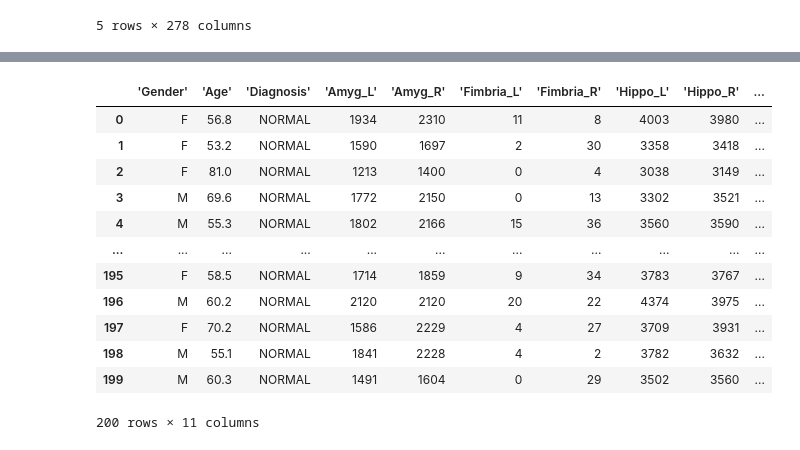
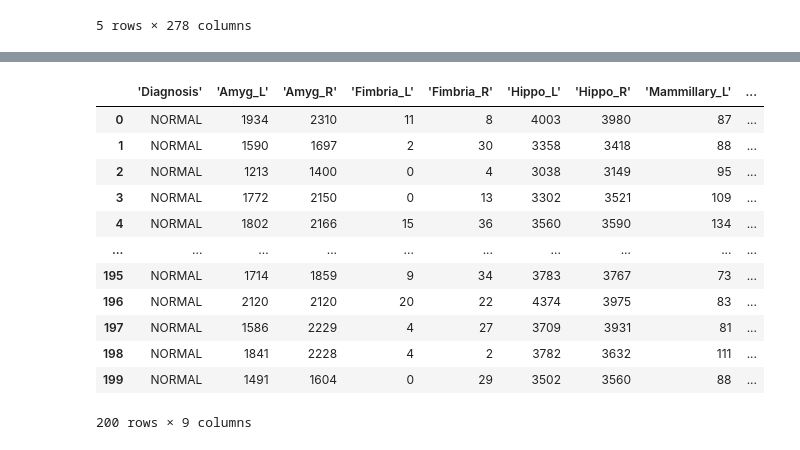
Before and after one commit to vivek-booshan/CompMed, a Jupyter notebook: analysis.ipynb, the cells around one changed output, grey strips where cells are left out. Drawn from its saved outputs; the diff is of its cells as text; code cells hidden in the pictures.

```diff
--- a/analysis.ipynb
+++ b/analysis.ipynb
@@ -34,33 +34,31 @@ df.head()
  277: "'subgenual_ACC_L'"}
 # %%
 columns_filter = [
-    "'Gender'",
-    "'Age'",
     "'Diagnosis'",
     "'Amyg_L'",
     "'Amyg_R'",
     "'Fimbria_L'",
     "'Fimbria_R'",
     "'Hippo_L'",
     "'Hippo_R'",
     "'Mammillary_L'",
     "'Mammillary_R'"
 ]
 BIOCARD = pd.DataFrame(df, columns=columns_filter)
 BIOCARD
 # %% [output]
-|  | 'Gender' | 'Age' | 'Diagnosis' | 'Amyg_L' | 'Amyg_R' | 'Fimbria_L' | 'Fimbria_R' | 'Hippo_L' | 'Hippo_R' | ... |
-| 0 | F | 56.8 | NORMAL | 1934 | 2310 | 11 | 8 | 4003 | 3980 | ... |
-| 1 | F | 53.2 | NORMAL | 1590 | 1697 | 2 | 30 | 3358 | 3418 | ... |
-| 2 | F | 81.0 | NORMAL | 1213 | 1400 | 0 | 4 | 3038 | 3149 | ... |
-| 3 | M | 69.6 | NORMAL | 1772 | 2150 | 0 | 13 | 3302 | 3521 | ... |
-| 4 | M | 55.3 | NORMAL | 1802 | 2166 | 15 | 36 | 3560 | 3590 | ... |
-| ... | ... | ... | ... | ... | ... | ... | ... | ... | ... | ... |
-| 195 | F | 58.5 | NORMAL | 1714 | 1859 | 9 | 34 | 3783 | 3767 | ... |
-| 196 | M | 60.2 | NORMAL | 2120 | 2120 | 20 | 22 | 4374 | 3975 | ... |
-| 197 | F | 70.2 | NORMAL | 1586 | 2229 | 4 | 27 | 3709 | 3931 | ... |
-| 198 | M | 55.1 | NORMAL | 1841 | 2228 | 4 | 2 | 3782 | 3632 | ... |
-| 199 | M | 60.3 | NORMAL | 1491 | 1604 | 0 | 29 | 3502 | 3560 | ... |
+|  | 'Diagnosis' | 'Amyg_L' | 'Amyg_R' | 'Fimbria_L' | 'Fimbria_R' | 'Hippo_L' | 'Hippo_R' | 'Mammillary_L' | ... |
+| 0 | NORMAL | 1934 | 2310 | 11 | 8 | 4003 | 3980 | 87 | ... |
+| 1 | NORMAL | 1590 | 1697 | 2 | 30 | 3358 | 3418 | 88 | ... |
+| 2 | NORMAL | 1213 | 1400 | 0 | 4 | 3038 | 3149 | 95 | ... |
+| 3 | NORMAL | 1772 | 2150 | 0 | 13 | 3302 | 3521 | 109 | ... |
+| 4 | NORMAL | 1802 | 2166 | 15 | 36 | 3560 | 3590 | 134 | ... |
+| ... | ... | ... | ... | ... | ... | ... | ... | ... | ... |
+| 195 | NORMAL | 1714 | 1859 | 9 | 34 | 3783 | 3767 | 73 | ... |
+| 196 | NORMAL | 2120 | 2120 | 20 | 22 | 4374 | 3975 | 83 | ... |
+| 197 | NORMAL | 1586 | 2229 | 4 | 27 | 3709 | 3931 | 81 | ... |
+| 198 | NORMAL | 1841 | 2228 | 4 | 2 | 3782 | 3632 | 111 | ... |
+| 199 | NORMAL | 1491 | 1604 | 0 | 29 | 3502 | 3560 | 88 | ... |
-200 rows × 11 columns
+200 rows × 9 columns
 # %%
 #filter non normal values
```
Also changed, not shown: parts of 4 cells of this notebook, 1 other file.
